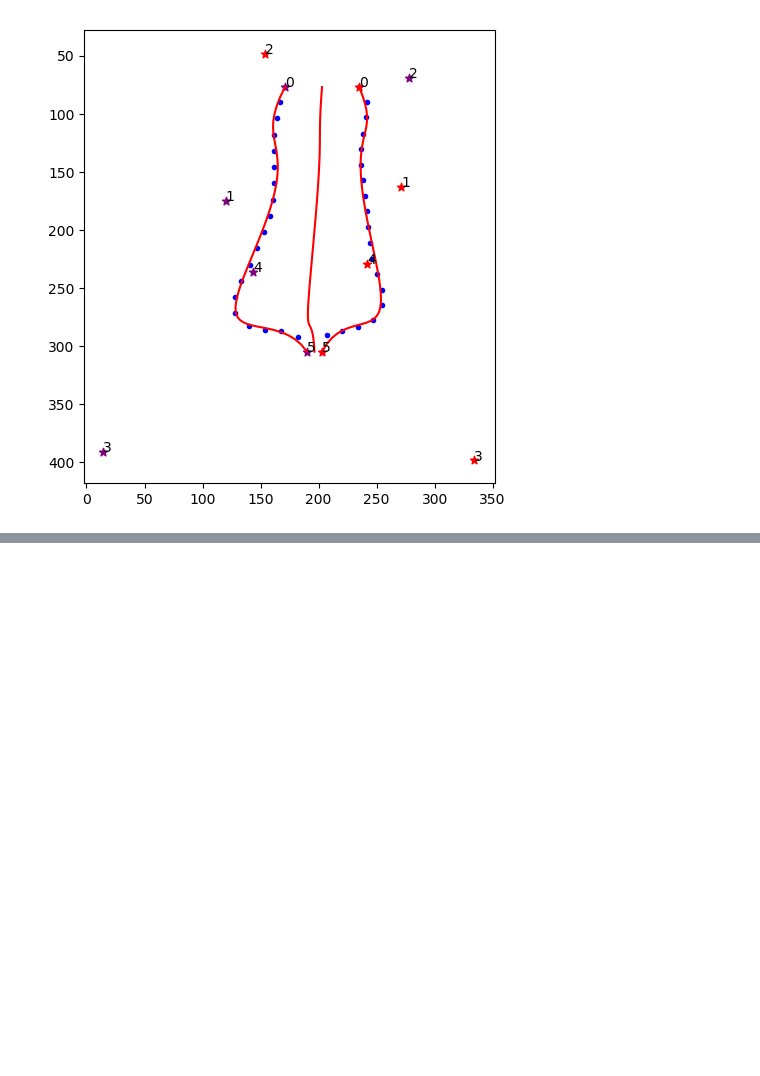
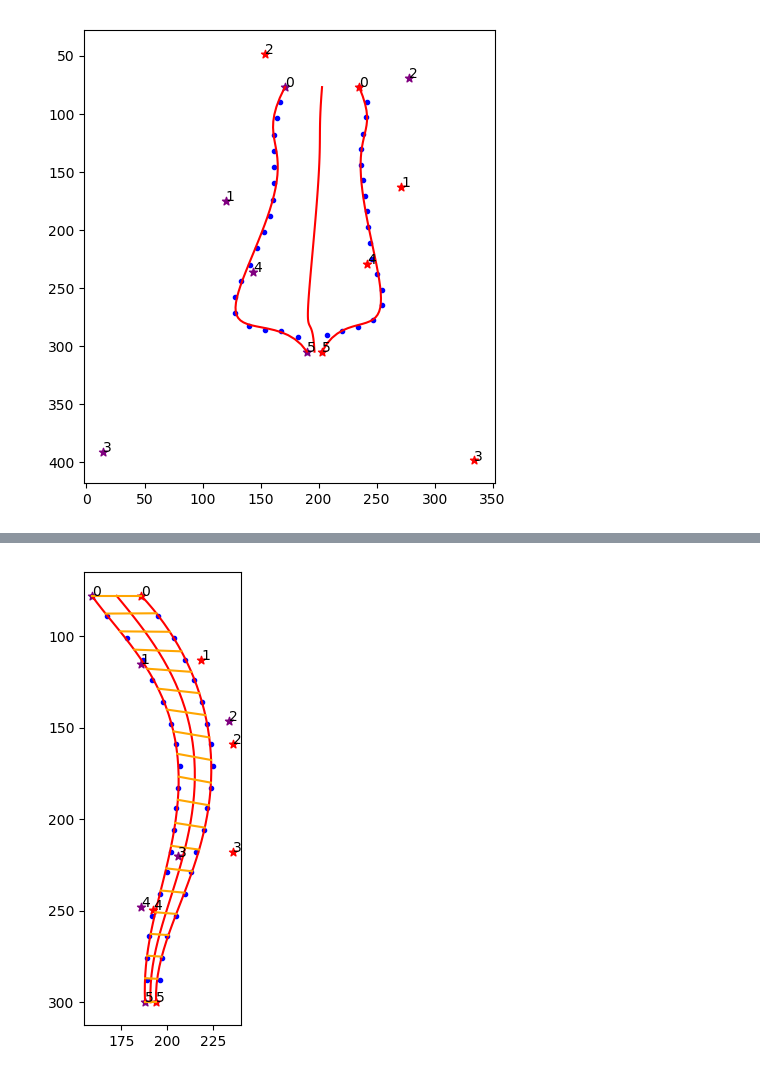
Before and after one commit to iciromaco/RL2nd, a Jupyter notebook: ベジエ 近似の次数による違い.ipynb, the cells around one changed output, grey strips where cells are left out. Cells and saved outputs as stored; diff of their text form; code cells hidden in the pictures; blank space fills up the shorter version.

```diff
--- a/ベジエ 近似の次数による違い.ipynb
+++ b/ベジエ 近似の次数による違い.ipynb
@@ -139,0 +180,4 @@ threeLinesSeqR2(img, showImage =  False, n_samples=20,N=5,mode=2)
+# %%
+threeLinesSeqR2(img, showImage = True, n_samples=20,N=5,mode=2)
+# %% [output]
+[figure, added]
```
Also changed, not shown: parts of 5 cells of this notebook, 3 other files.
